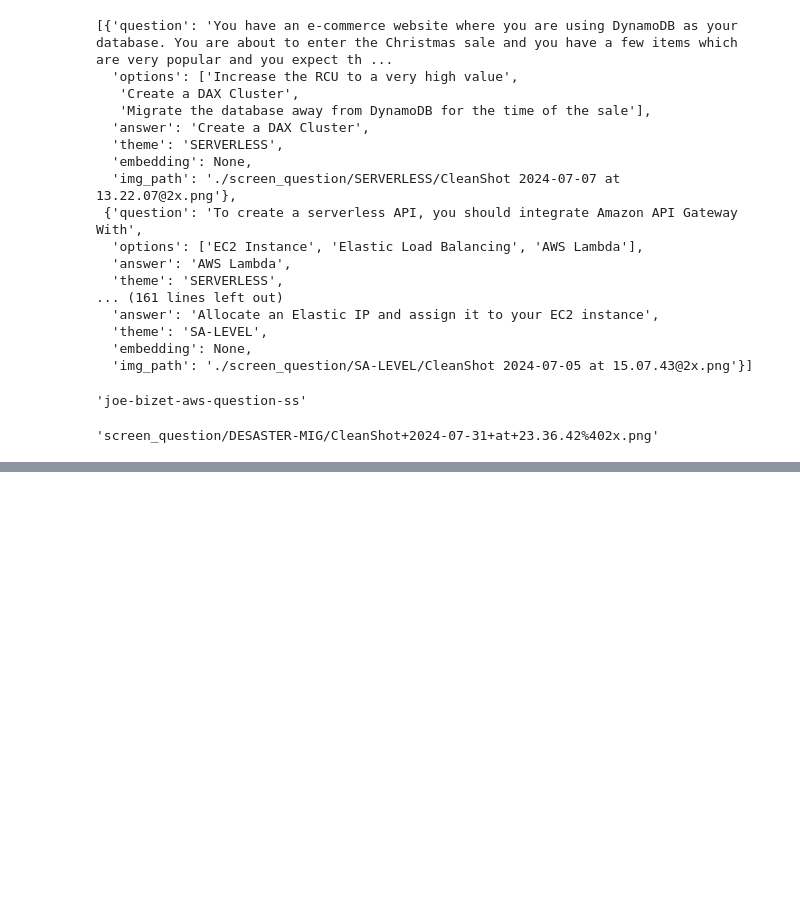
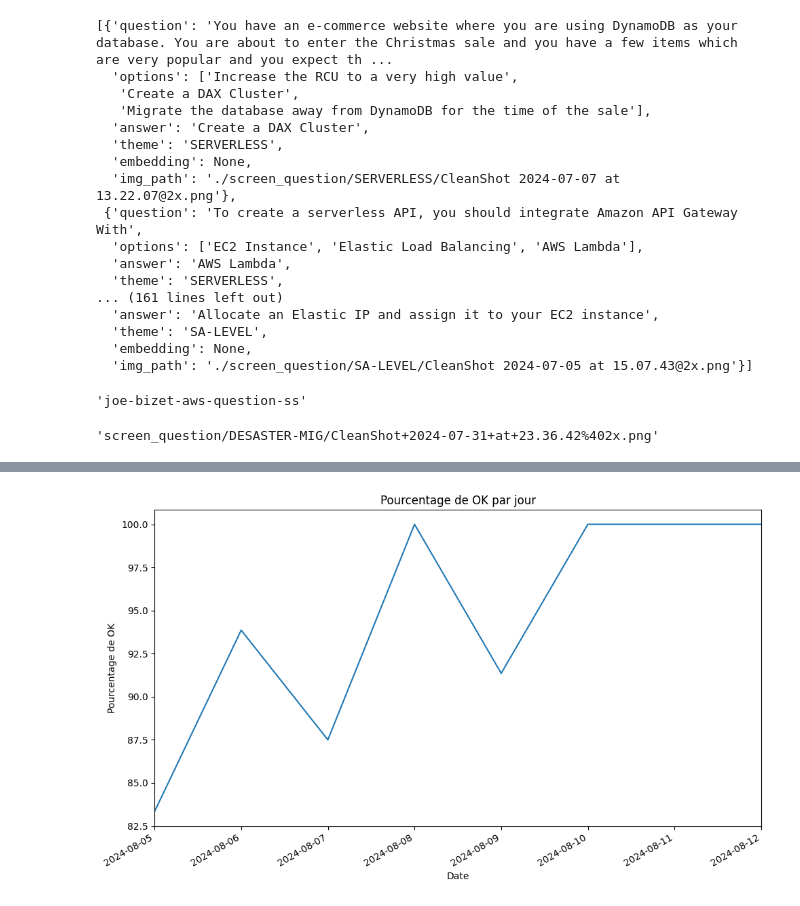
Before and after one commit to Jbdu4493/QCM-AWS-PRACTITIONER, a Jupyter notebook: extract_question.ipynb, the cells around one changed output, grey strips where cells are left out. Saved outputs shown, nothing was run; the diff lists cells and outputs as text; code cells hidden in the pictures; blank space fills up the shorter version.

```diff
--- a/extract_question.ipynb
+++ b/extract_question.ipynb
@@ -318,0 +393,24 @@ event['Records'][0]['s3']["object"]["key"]
+# %%
+import matplotlib.dates as mdates
+df_unique = df.drop_duplicates(subset=['timestamp', 'event-type'])
+ok_counts = df_unique[df_unique['event-type'] == 'OK'].groupby(df_unique['timestamp'].dt.date).size()
+total_counts = df_unique.groupby(df_unique['timestamp'].dt.date).size()
+percentage_ok_per_day = (ok_counts / total_counts) * 100
+
+# Convertir l'index en datetime si nécessaire
+percentage_ok_per_day.index = pd.to_datetime(percentage_ok_per_day.index)
+
+fig2, ax2 = plt.subplots(figsize=(10, 6))
+percentage_ok_per_day.plot(kind='line', ax=ax2)
+ax2.set_title('Pourcentage de OK par jour')
+ax2.set_ylabel('Pourcentage de OK')
+ax2.set_xlabel('Date')
+
+# Utiliser Matplotlib Dates pour améliorer l'affichage des dates
+ax2.xaxis.set_major_locator(mdates.DayLocator(interval=1))
+ax2.xaxis.set_major_formatter(mdates.DateFormatter('%Y-%m-%d'))
+
+fig2.autofmt_xdate()  # Pour améliorer la lisibilité des dates
+plt.tight_layout()  # Pour éviter les chevauchements
+# %% [output]
+[figure, added]
```
Also changed, not shown: parts of 7 cells of this notebook, 2 other files.
